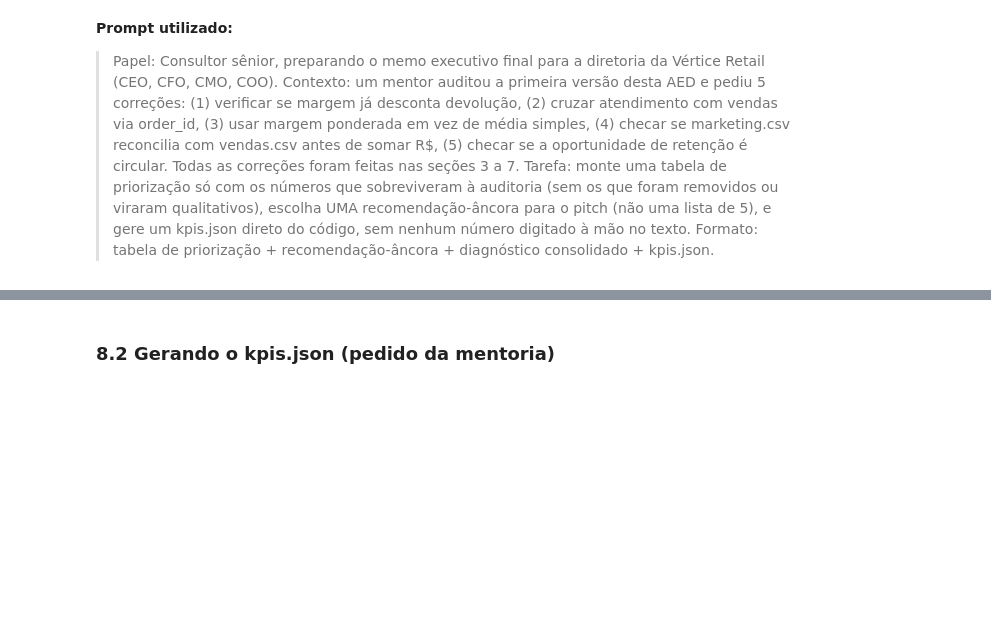
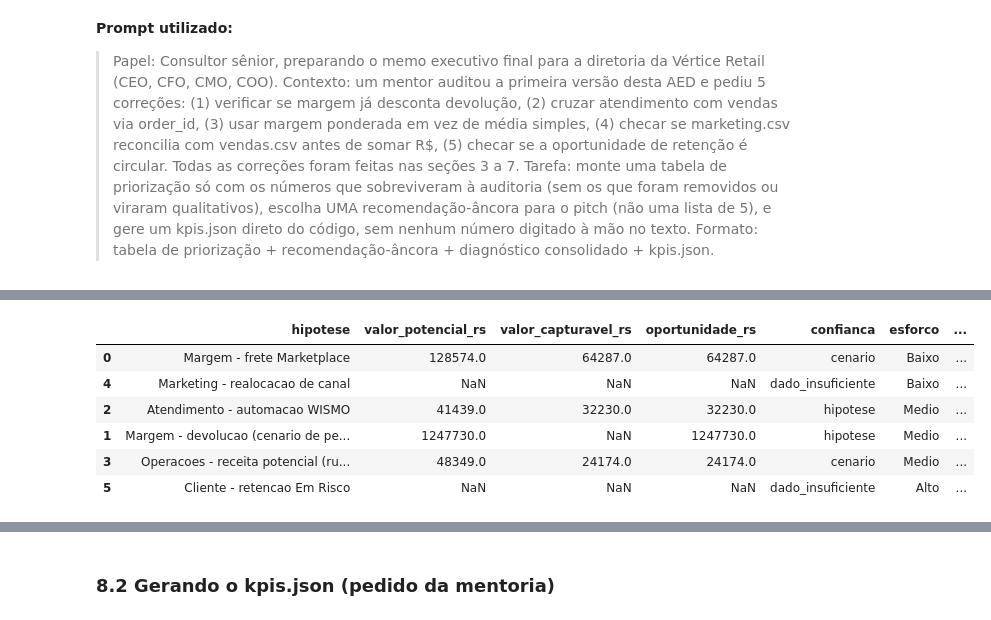
Before and after one commit to anapbatista/BootCamp-EloGroup, a Jupyter notebook: Case_Vertice_AED_Completa.ipynb, the cells around one changed output, grey strips where cells are left out. Cells and saved outputs as stored; diff of their text form; code cells hidden in the pictures; blank space fills up the shorter version.

```diff
--- a/Case_Vertice_AED_Completa.ipynb
+++ b/Case_Vertice_AED_Completa.ipynb
@@ -1374,0 +1477,79 @@ Depois da auditoria, a hipótese de **Margem (Marketplace + Devolução)** é a
+# %%
+# 8.1 Tabela de priorizacao - reclassificada apos (mentoria): valor em R$ sozinho nao prioriza.
+# Cada linha combina valor potencial x capturavel, confianca, velocidade de teste, risco de reversao,
+# owner e o experimento/gate que decide se ela vira investimento. Tudo lido dos dicts kpis_* (8.0) -
+# nenhum numero digitado a mao.
+oportunidades = pd.DataFrame([
+    {
+        'hipotese': 'Margem - frete Marketplace',
+        'valor_potencial_rs': kpis_financeiros['oportunidade_frete_gap_observado_anual_rs'],
+        'valor_capturavel_rs': kpis_financeiros['oportunidade_frete_cenario_50pct_rs'],
+        'oportunidade_rs': kpis_financeiros['oportunidade_frete_cenario_50pct_rs'],
+        'confianca': 'cenario', 'esforco': 'Baixo', 'dias_para_testar': 30,
+        'risco_reversao': 'Baixo - renegociacao contratual, reversivel sem impacto operacional',
+        'owner': 'Financeiro/Comercial', 'experimento': 'Negociar clausula de frete/comissao com a plataforma',
+        'gate': 'Contrato assinado com repasse >= 25% do gap observado',
+    },
+    {
+        'hipotese': 'Margem - devolucao (cenario de perda bruta)',
+        'valor_potencial_rs': kpis_financeiros['devolucao_cenario_perda_bruta_anual_rs'],
+        'valor_capturavel_rs': None,
+        'oportunidade_rs': kpis_financeiros['devolucao_cenario_perda_bruta_anual_rs'],
+        'confianca': 'hipotese', 'esforco': 'Medio', 'dias_para_testar': 60,
+        'risco_reversao': 'Baixo - so\' apuracao contabil, nao muda operacao',
+        'owner': 'Financeiro', 'experimento': 'Apurar reembolso/estorno real de uma amostra de devolucoes',
+        'gate': 'Ponte financeira construida (pedido->reembolso->custo reverso->destino do produto)',
+    },
+    {
+        'hipotese': 'Atendimento - automacao WISMO',
+        'valor_potencial_rs': kpis_atendimento['economia_anual_rs_cenario_90pct'],
+        'valor_capturavel_rs': kpis_atendimento['economia_anual_rs_cenario_70pct'],
+        'oportunidade_rs': kpis_atendimento['economia_anual_rs_cenario_70pct'],
+        'confianca': 'hipotese', 'esforco': 'Medio', 'dias_para_testar': 45,
+        'risco_reversao': 'Baixo - piloto assistido (bot sugere, humano confirma), facil de interromper',
+        'owner': 'Operacoes/CX', 'experimento': 'Piloto de agente WISMO com elegibilidade definida (ver Secao 6)',
+        'gate': 'Contencao >= 50% sem escalar E CSAT/recontato nao pioram',
+    },
+    {
+        'hipotese': 'Operacoes - receita potencial (ruptura efetiva Beleza)',
+        'valor_potencial_rs': kpis_operacoes['receita_potencial_max_rs'],
+        'valor_capturavel_rs': kpis_operacoes['receita_potencial_central_rs'],
+        'oportunidade_rs': kpis_operacoes['receita_potencial_central_rs'],
+        'confianca': 'cenario', 'esforco': 'Medio', 'dias_para_testar': 60,
+        'risco_reversao': 'Baixo - ajuste de ponto de pedido, reversivel',
+        'owner': 'Supply Chain', 'experimento': 'Instrumentar dias_sem_estoque por SKU de Beleza',
+        'gate': 'Duracao real de ruptura medida por >= 1 ciclo de reposicao',
+    },
+    {
+        'hipotese': 'Marketing - realocacao de canal',
+        'valor_potencial_rs': None, 'valor_capturavel_rs': None, 'oportunidade_rs': None,
+        'confianca': 'dado_insuficiente', 'esforco': 'Baixo', 'dias_para_testar': 30,
+        'risco_reversao': 'N/A - nenhum investimento em R$ ainda',
+        'owner': 'Marketing', 'experimento': 'Pedir base de investimento real por canal, mesma janela de vendas',
+        'gate': 'marketing.csv e vendas_base_financeira reconciliam em escala',
+    },
+    {
+        'hipotese': 'Cliente - retencao Em Risco',
+        'valor_potencial_rs': None, 'valor_capturavel_rs': None, 'oportunidade_rs': None,
+        'confianca': 'dado_insuficiente', 'esforco': 'Alto', 'dias_para_testar': 90,
+        'risco_reversao': 'N/A - nenhum investimento em R$ ainda',
+        'owner': 'CRM', 'experimento': 'Regua de retencao piloto medindo recompra real (nao LTV acumulado)',
+        'gate': 'Taxa de recompra pos-regua medida sem circularidade com segmento_rfm',
+    },
+])
+oportunidades = oportunidades.sort_values('dias_para_testar')
+print("=== Priorizacao de oportunidades (valor x confianca x velocidade x risco) ===")
+display(oportunidades)
+
+# as duas ancoras dos proximos 90 dias: uma decisao financeira a validar, um produto de IA a demonstrar.
+print("\n=== Duas ancoras escolhidas para os proximos 90 dias ===")
+print("1) Decisao financeira a validar: Margem - frete Marketplace (maior valor capturavel, confianca")
+print("   'cenario', experimento rapido e de baixo risco - renegociacao contratual em 30 dias).")
+print("2) Produto/fluxo de IA a demonstrar: Atendimento - automacao WISMO (candidato natural a agente,")
+print("   piloto assistido e reversivel, com gate claro de contencao antes de qualquer meta de R$).")
+
+soma_capturavel_cenario = oportunidades['valor_capturavel_rs'].sum()
+print(f"\nSoma dos 'valor_capturavel_rs' das linhas com confianca 'cenario' ou melhor: R$ {soma_capturavel_cenario:,.0f}/ano")
+print("(Isto NAO e' uma economia garantida - e' o teto do que cada experimento acima, se bem-sucedido,")
+print(" validaria. Nenhuma linha tem confianca 'observado' hoje; todas dependem do gate listado.)")
+# %% [output]
@@ -1374,0 +1557,7 @@ Depois da auditoria, a hipótese de **Margem (Marketplace + Devolução)** é a
+|  | hipotese | valor_potencial_rs | valor_capturavel_rs | oportunidade_rs | confianca | esforco | ... |
+| 0 | Margem - frete Marketplace | 128574.0 | 64287.0 | 64287.0 | cenario | Baixo | ... |
+| 4 | Marketing - realocacao de canal | NaN | NaN | NaN | dado_insuficiente | Baixo | ... |
+| 2 | Atendimento - automacao WISMO | 41439.0 | 32230.0 | 32230.0 | hipotese | Medio | ... |
+| 1 | Margem - devolucao (cenario de pe... | 1247730.0 | NaN | 1247730.0 | hipotese | Medio | ... |
+| 3 | Operacoes - receita potencial (ru... | 48349.0 | 24174.0 | 24174.0 | cenario | Medio | ... |
+| 5 | Cliente - retencao Em Risco | NaN | NaN | NaN | dado_insuficiente | Alto | ... |
```
Also changed, not shown: parts of 27 cells of this notebook.
